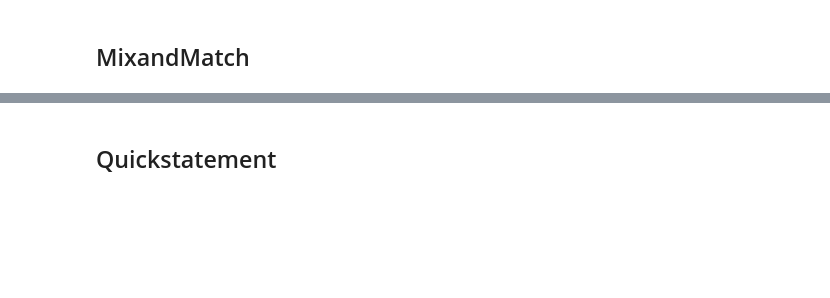
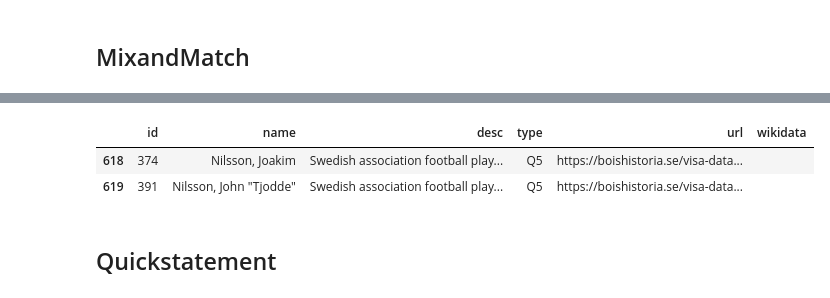
Before and after one commit to salgo60/ifkdb, a Jupyter notebook: Notebook/14_Boishistoria.ipynb, the cells around one changed output, grey strips where cells are left out. Saved outputs shown, nothing was run; the diff lists cells and outputs as text; code cells hidden in the pictures; blank space fills up the shorter version.

```diff
--- a/Notebook/14_Boishistoria.ipynb
+++ b/Notebook/14_Boishistoria.ipynb
@@ -881,3 +901,10 @@ Export klar: bois_mixnmatch.csv
+# %%
+resultbug9  = df[df["name"].str.contains("Nilsson, Jo", na=False)]
+resultbug9
+# %% [output]
+|  | id | name | desc | type | url | wikidata |
+| 618 | 374 | Nilsson, Joakim | Swedish association football play... | Q5 | https://boishistoria.se/visa-data... |  |
+| 619 | 391 | Nilsson, John "Tjodde" | Swedish association football play... | Q5 | https://boishistoria.se/visa-data... |  |
 # %% [markdown]
 ## Quickstatement
 # %%
```
Also changed, not shown: parts of 26 cells of this notebook, 7 other files.
